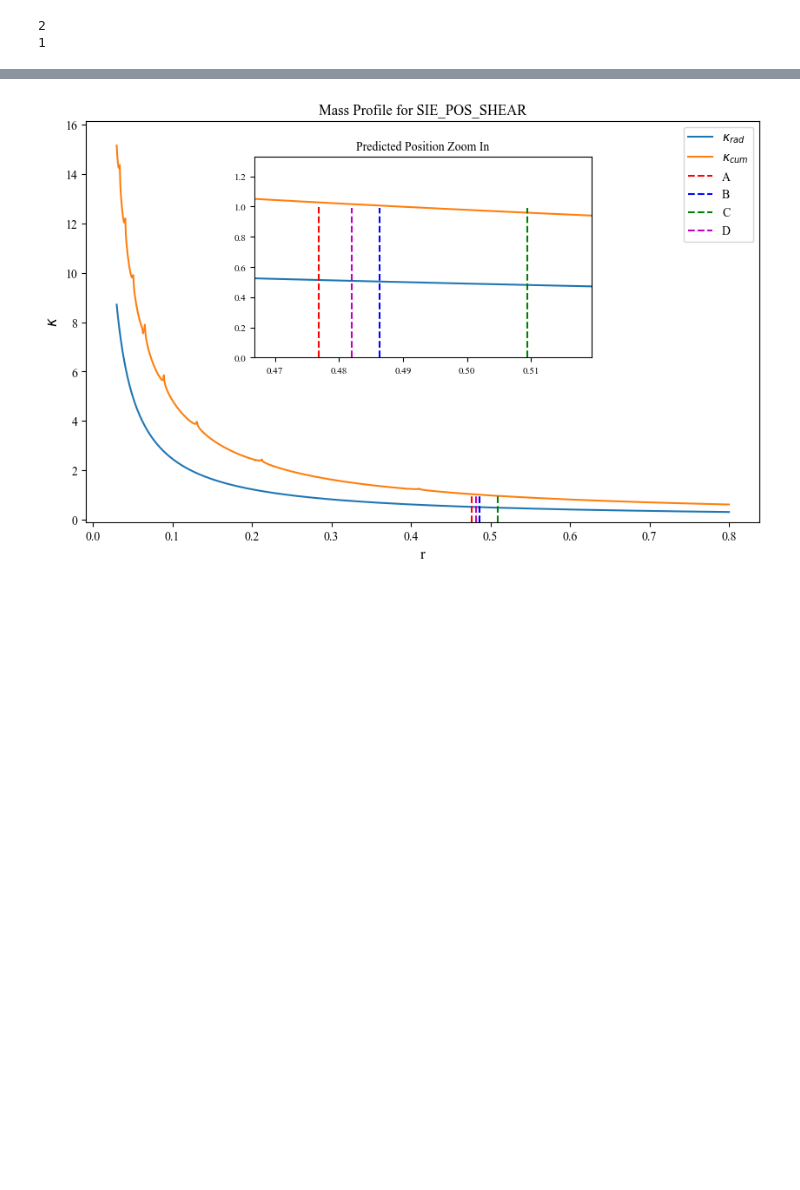
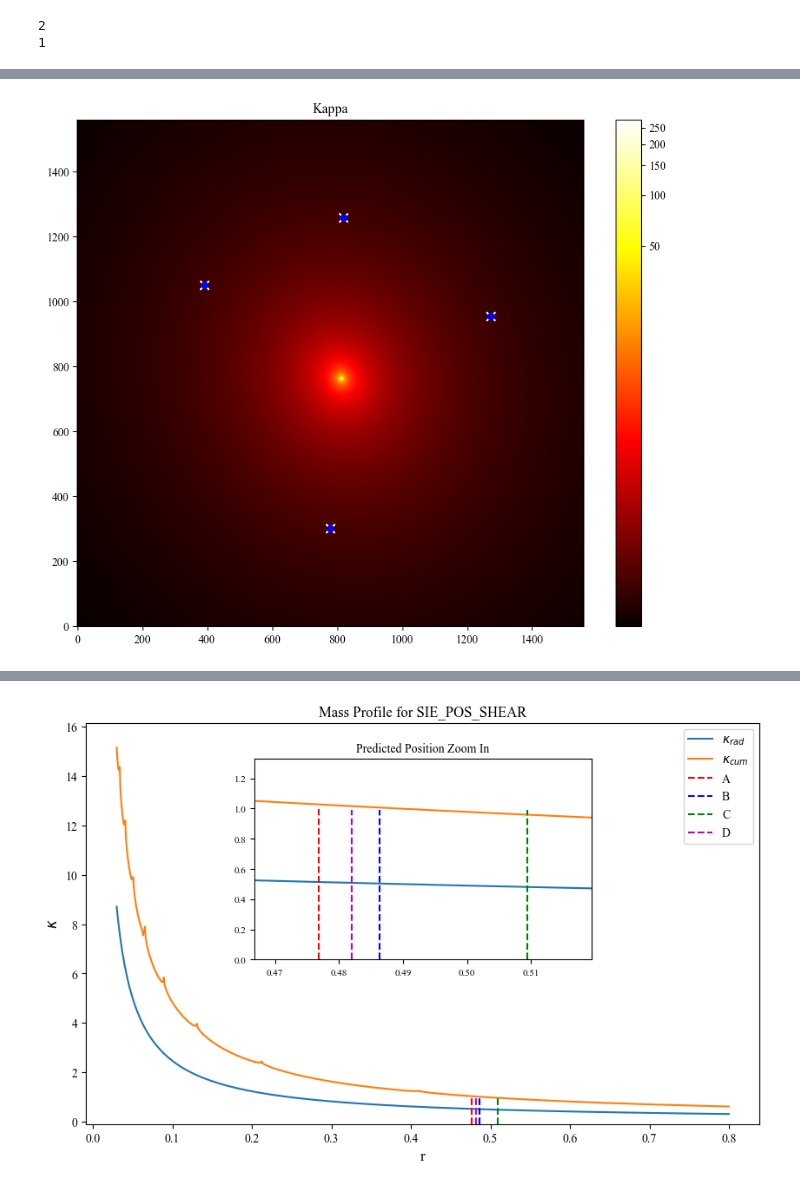
Before and after one commit to romms921/IllustrisTNG-Lens-Modelling, a Jupyter notebook: mass_profile_shear.ipynb, the cells around one changed output, grey strips where cells are left out. Cells and saved outputs as stored; diff of their text form; code cells hidden in the pictures; blank space fills up the shorter version.

Commit message:
shear mass profile running

```diff
--- a/mass_profile_shear.ipynb
+++ b/mass_profile_shear.ipynb
@@ -8,6 +13,6 @@ import re
 # %%
 # Model Opening
-model_path = 'SIE+SHEAR+FIX'
+model_path = 'SIE+SHEAR'
 model_ver = 'SIE_POS_SHEAR'
 
 if 'POS+FLUX' in model_ver:
@@ -22,6 +27,7 @@ with open(model_path + '/' + model_ver + '_optresult' + '.dat', 'r') as file:
 
 opt_result
 
+
 with open(model_path + '/' + constraint + '_point' + '.py', 'r') as file:
     py = file.readlines()
 
@@ -152,19 +211,13 @@ Found glafic.kappacum
 # %%
-# Math for img positions
-x_cent = float(set_point_values[1])
-y_cent = float(set_point_values[2])
+x_cent = float(set_point_values_1[1])
+y_cent = float(set_point_values_1[2])
 print(x_cent, y_cent)
 
 # Predicted Positions
 pred_columns = ['x', 'y', 'mag', 'err']
 pred_file = model_path + '/' + model_ver + '_point.dat'
 pred = pd.read_fwf(pred_file, sep=' ', header=None, skiprows=1, names=pred_columns)
-
-pred_rad = np.sqrt((pred['x'] - x_cent)**2 + (pred['y'] - y_cent)**2)
-pred['rad'] = pred_rad
+pred['x_plot'] = (pred['x'] - 20) / 0.001
+pred['y_plot'] = (pred['y'] - 20) / 0.001
 pred
-
-
-inset_x_lim_l = min(pred['rad']) - 0.01
-inset_x_lim_u = max(pred['rad']) + 0.01
 # %% [output]
@@ -171,0 +230,8 @@ inset_x_lim_u = max(pred['rad']) + 0.01
+# %%
+# FITS File
+image = 'kappa/' + model_path + '/' + model_ver + '_lens' + '.fits'
+
+hdu_list = fits.open(image)
+hdu_list.info()
+
+hdu_list[0].header
@@ -171,0 +259,5 @@ inset_x_lim_u = max(pred['rad']) + 0.01
+# %%
+# Extract kappa
+kappa = hdu_list[0].data[3]
+kappa = np.array(kappa)
+kappa
@@ -171,0 +278,12 @@ inset_x_lim_u = max(pred['rad']) + 0.01
+# %%
+norm = ImageNormalize(stretch=LogStretch())
+plt.figure(figsize=(10, 8))
+plt.imshow(kappa, cmap='hot', interpolation='nearest', norm=norm)
+plt.gca().invert_yaxis()
+plt.colorbar()
+plt.scatter(pred['x_plot'], pred['y_plot'], c='white', s=60, label='Predicted Positions', marker='x')
+plt.scatter(plot_obs['x'], plot_obs['y'], c='blue', s=30, label='Observed Positions', marker='o')
+plt.title('Kappa')
+plt.show()
+# %% [output]
+[figure, added]
```
Also changed, not shown: parts of 13 cells of this notebook, 1 other file.
